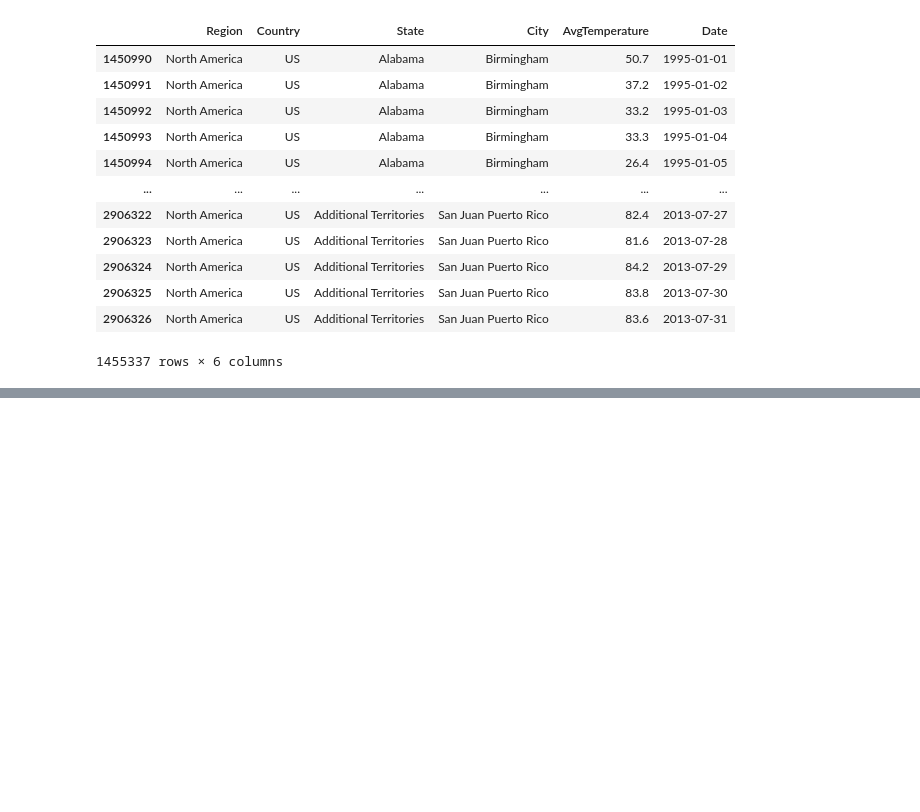
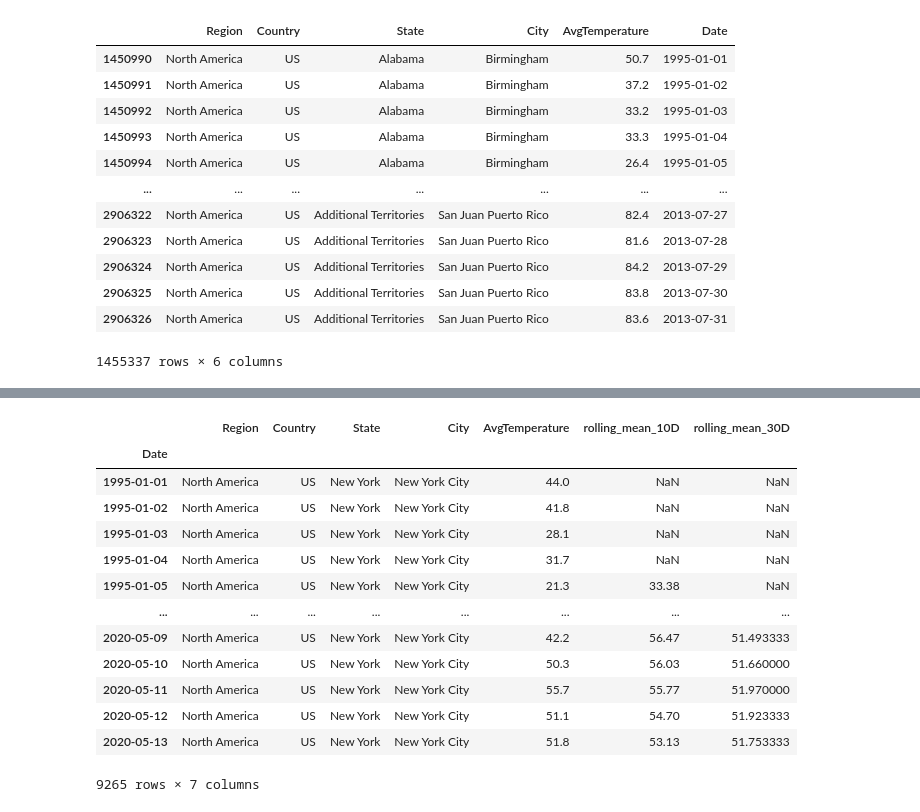
Before and after one commit to Faliell/Pandas_Classes, a Jupyter notebook: aula20-rolling_window.ipynb, the cells around one changed output, grey strips where cells are left out. Saved outputs shown, nothing was run; the diff lists cells and outputs as text; code cells hidden in the pictures; blank space fills up the shorter version.

```diff
--- a/aula20-rolling_window.ipynb
+++ b/aula20-rolling_window.ipynb
@@ -20,0 +140,17 @@ data
+# %%
+NY
+# %% [output]
+|  | Region | Country | State | City | AvgTemperature | rolling_mean_10D | rolling_mean_30D |
+| Date |  |  |  |  |  |  |  |
+| 1995-01-01 | North America | US | New York | New York City | 44.0 | NaN | NaN |
+| 1995-01-02 | North America | US | New York | New York City | 41.8 | NaN | NaN |
+| 1995-01-03 | North America | US | New York | New York City | 28.1 | NaN | NaN |
+| 1995-01-04 | North America | US | New York | New York City | 31.7 | NaN | NaN |
+| 1995-01-05 | North America | US | New York | New York City | 21.3 | 33.38 | NaN |
+| ... | ... | ... | ... | ... | ... | ... | ... |
+| 2020-05-09 | North America | US | New York | New York City | 42.2 | 56.47 | 51.493333 |
+| 2020-05-10 | North America | US | New York | New York City | 50.3 | 56.03 | 51.660000 |
+| 2020-05-11 | North America | US | New York | New York City | 55.7 | 55.77 | 51.970000 |
+| 2020-05-12 | North America | US | New York | New York City | 51.1 | 54.70 | 51.923333 |
+| 2020-05-13 | North America | US | New York | New York City | 51.8 | 53.13 | 51.753333 |
+9265 rows × 7 columns
```
Also changed, not shown: parts of 26 cells of this notebook.
